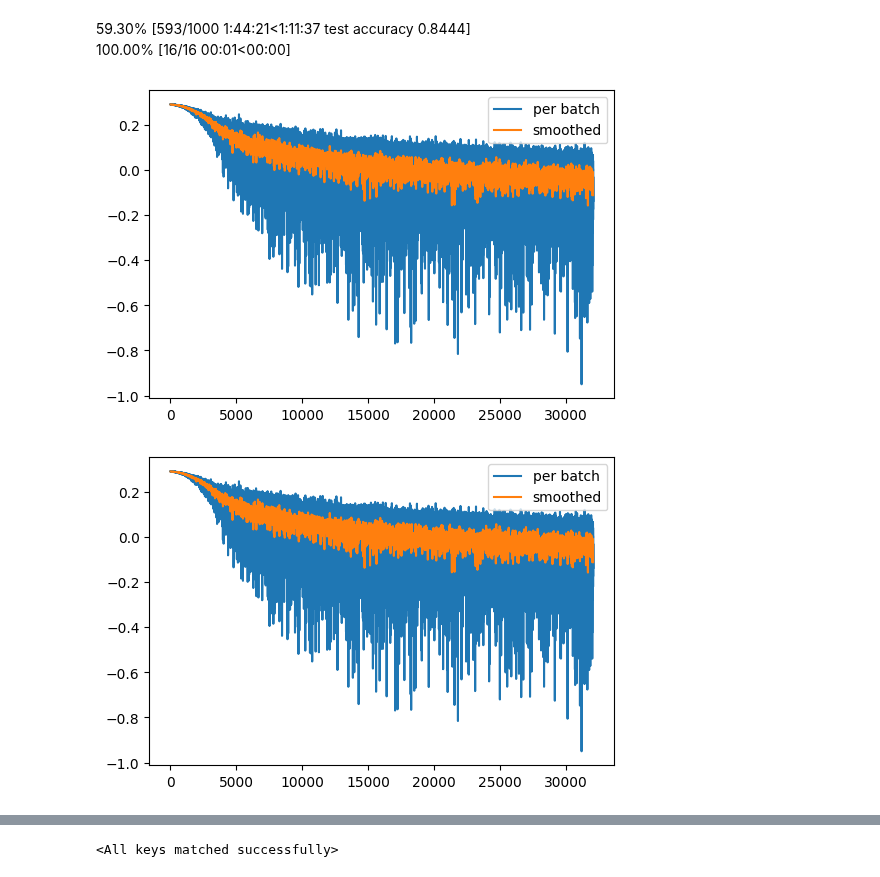
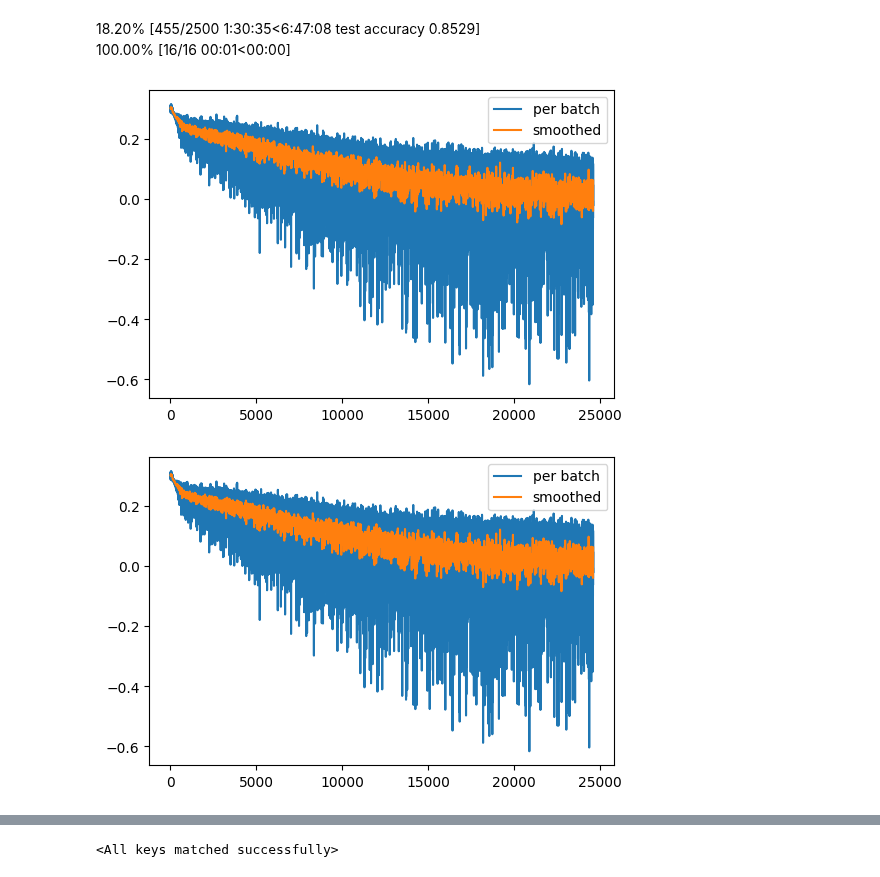
Before and after one commit to danjacobellis/tft, a Jupyter notebook: train/dermamnist.ipynb, the cells around one changed output, grey strips where cells are left out. Saved outputs shown, nothing was run; the diff lists cells and outputs as text; code cells hidden in the pictures.

```diff
--- a/train/dermamnist.ipynb
+++ b/train/dermamnist.ipynb
@@ -19,7 +19,7 @@ from fastprogress.fastprogress import master_bar, progress_bar
 from IPython.display import display, HTML
 # %%
 torch.set_float32_matmul_precision('high')
-device = "cuda:3"
+device = "cuda:2"
 dataset = load_dataset('danjacobellis/dermamnist_224')
 # %%
 labels = [l[0] for l in dataset['train']['label']]
@@ -37,25 +37,21 @@ config = SimpleNamespace()
 config.batch_size = 128
 config.steps_per_epoch = dataset['train'].num_rows//config.batch_size
 config.grad_accum_steps = 1
-config.max_lr = (config.batch_size/128)*6e-4
-config.min_lr = config.max_lr/100
+config.max_lr = (config.batch_size/256)*2e-2
+config.lr_pow = 1.0
 config.plot_update = 8
-config.epochs = 1000
-config.lr_scale = 30
-config.lr_offset = 0.2
-config.lr_pow = 2
+config.epochs = 2500
+config.steps = config.epochs*config.steps_per_epoch
+
 config.weight_decay = 0.
 config.num_workers = 12
-config.image_size = 272
-config.crop_size = 256
+config.crop_size = 160
+config.valid_crop_size = 224
 config.target_acc = 0.85
 config.N_median = 15
 
 # model config
 config.channels = 3
-config.J = 4
-config.embed_dim = 256
-config.dim_head = 32
 config.classifier_num_classes = 7
 config.checkpoint = False
 # %%
@@ -166,16 +187,17 @@ for i_epoch in mb:
     )
     pb = progress_bar(dataloader_train, parent=mb)
     for i_batch, (x,y) in enumerate(pb):
-        y = y.to(torch.long).to(device)
-        x = x.to(device).to(torch.float)/255
+        y = y.to(device)
+        x = x.to(device)
         for mix_transform in mix_transforms:
             x, y = mix_transform(x, y)
 
-        logits = model(x-0.5)
+        logits = model(x)
         loss = torch.nn.CrossEntropyLoss()(input=logits, target=y)
 
         train_loss.append(loss.item())
         loss.backward()
+        torch.nn.utils.clip_grad_norm_(model.parameters(), 5.0, norm_type=2.0)
         if (i_batch + 1) % config.grad_accum_steps == 0:
             optimizer.step()
             optimizer.zero_grad()
@@ -209,10 +231,10 @@ for i_epoch in mb:
     )
     pb_valid = progress_bar(data_loader_valid, parent=mb)
     for i_batch, (x, y) in enumerate(pb_valid):
-        y = y.to(torch.long).to(device)
-        x = x.to(device).to(torch.float)/255
+        y = y.to(device)
+        x = x.to(device)
         with torch.no_grad():
-            logits = model(x-0.5)
+            logits = model(x)
         valid_acc[i_epoch] += torch.sum(logits.argmax(dim=1) == y).item()
     valid_acc[i_epoch] /= dataset['validation'].num_rows
     mb.main_bar.comment = f'validation accuracy {valid_acc[i_epoch]:.4g}'
@@ -227,39 +249,39 @@ for i_epoch in mb:
         drop_last=False,
         pin_memory=True,
         collate_fn=valid_collate_fn
     )
     pb_test = progress_bar(data_loader_test, parent=mb)
     for i_batch, (x, y) in enumerate(pb_test):
-        y = y.to(torch.long).to(device)
-        x = x.to(device).to(torch.float)/255
+        y = y.to(device)
+        x = x.to(device)
         with torch.no_grad():
-            logits = model(x-0.5)
+            logits = model(x)
         test_acc[i_epoch] += torch.sum(logits.argmax(dim=1) == y).item()
     test_acc[i_epoch] /= dataset['test'].num_rows
     mb.main_bar.comment = f'test accuracy {test_acc[i_epoch]:.4g}'
 
     torch.save({
         'i_epoch': i_epoch,
         'learning_rates': learning_rates,
         'smoothed_y': smoothed_y,
         'valid_acc': valid_acc,
         'test_acc': test_acc,
         'config': config,
         'model_state_dict': model.state_dict(),
     }, f"log_{device}.pth")
 
     if valid_acc[-1]>config.target_acc:
         torch.save({
             'model_state_dict': model.state_dict(),
         }, f"w{i_epoch}_{device}.pth")
         i_ckpt += 1
         if i_ckpt>=config.N_median:
             break
 # %% [output]
-59.30% [593/1000 1:44:21<1:11:37 test accuracy 0.8444]
+18.20% [455/2500 1:30:35<6:47:08 test accuracy 0.8529]
 100.00% [16/16 00:01<00:00]
-[figure, old version]
+[figure, new version]
-[figure, old version]
+[figure, new version]
 # %%
 display(HTML(mb.main_bar.progress))
 display(HTML(mb.child.progress))
```
Also changed, not shown: parts of 13 cells of this notebook.
